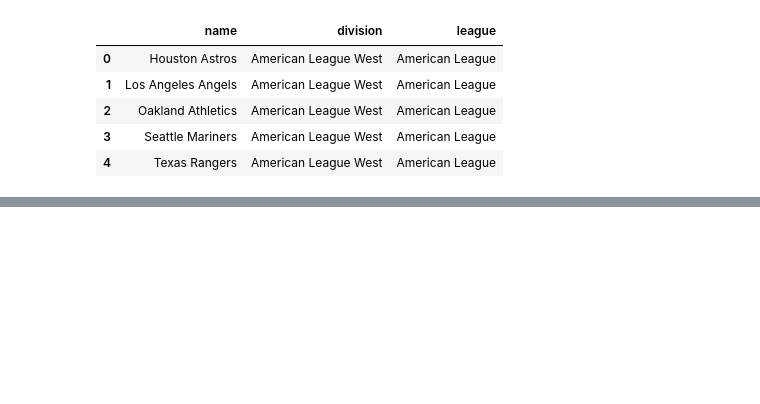
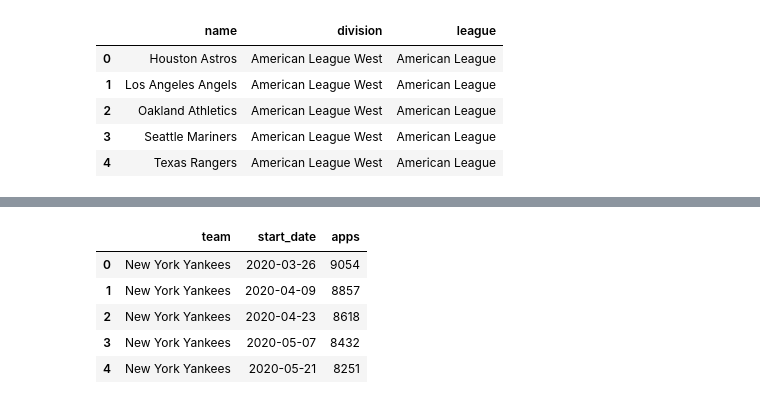
Before and after one commit to cdepeuter/mlb-playoff-situations, a Jupyter notebook: mlb_playoff_simulations.ipynb, the cells around one changed output, grey strips where cells are left out. Cells and saved outputs as stored; diff of their text form; code cells hidden in the pictures; blank space fills up the shorter version.

```diff
--- a/mlb_playoff_simulations.ipynb
+++ b/mlb_playoff_simulations.ipynb
@@ -295,0 +271,9 @@ nats win stdev 4.49299117481547
+# %%
+playoff_df.head()
+# %% [output]
+|  | team | start_date | apps |
+| 0 | New York Yankees | 2020-03-26 | 9054 |
+| 1 | New York Yankees | 2020-04-09 | 8857 |
+| 2 | New York Yankees | 2020-04-23 | 8618 |
+| 3 | New York Yankees | 2020-05-07 | 8432 |
+| 4 | New York Yankees | 2020-05-21 | 8251 |
```
Also changed, not shown: parts of 20 cells of this notebook.
